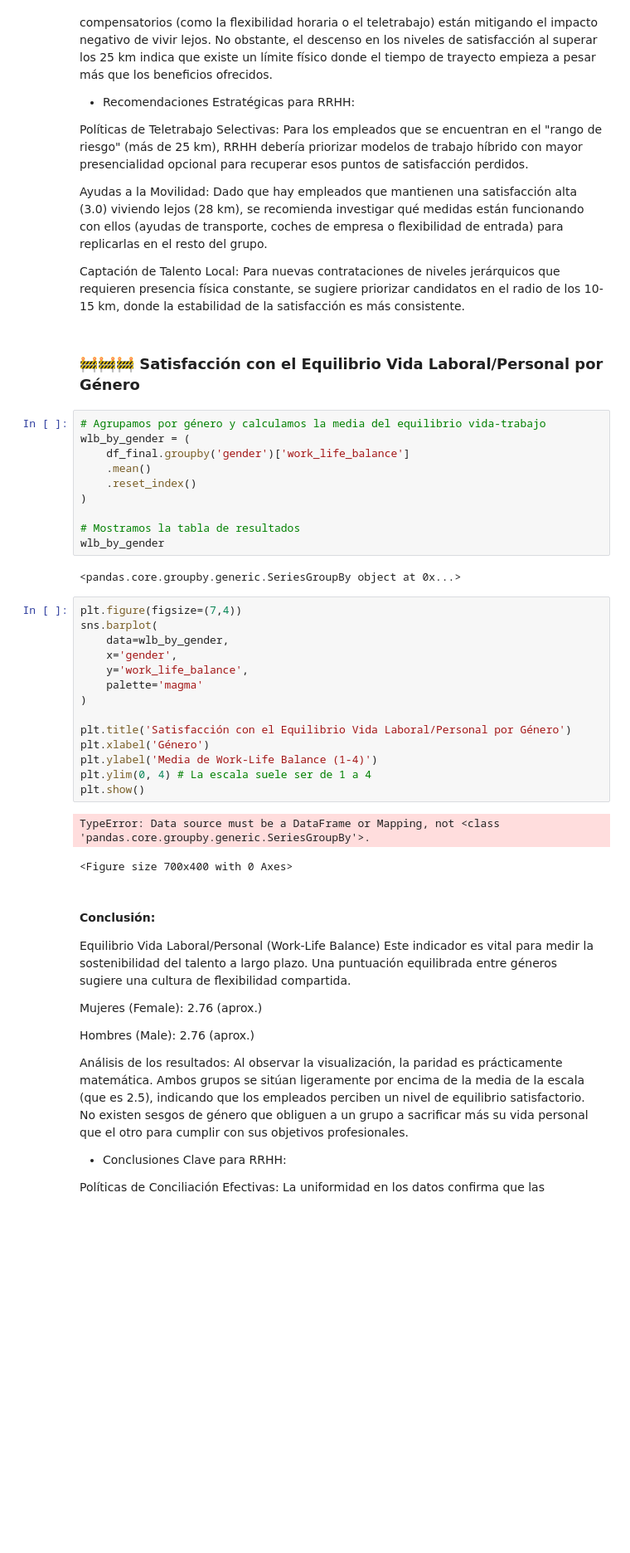
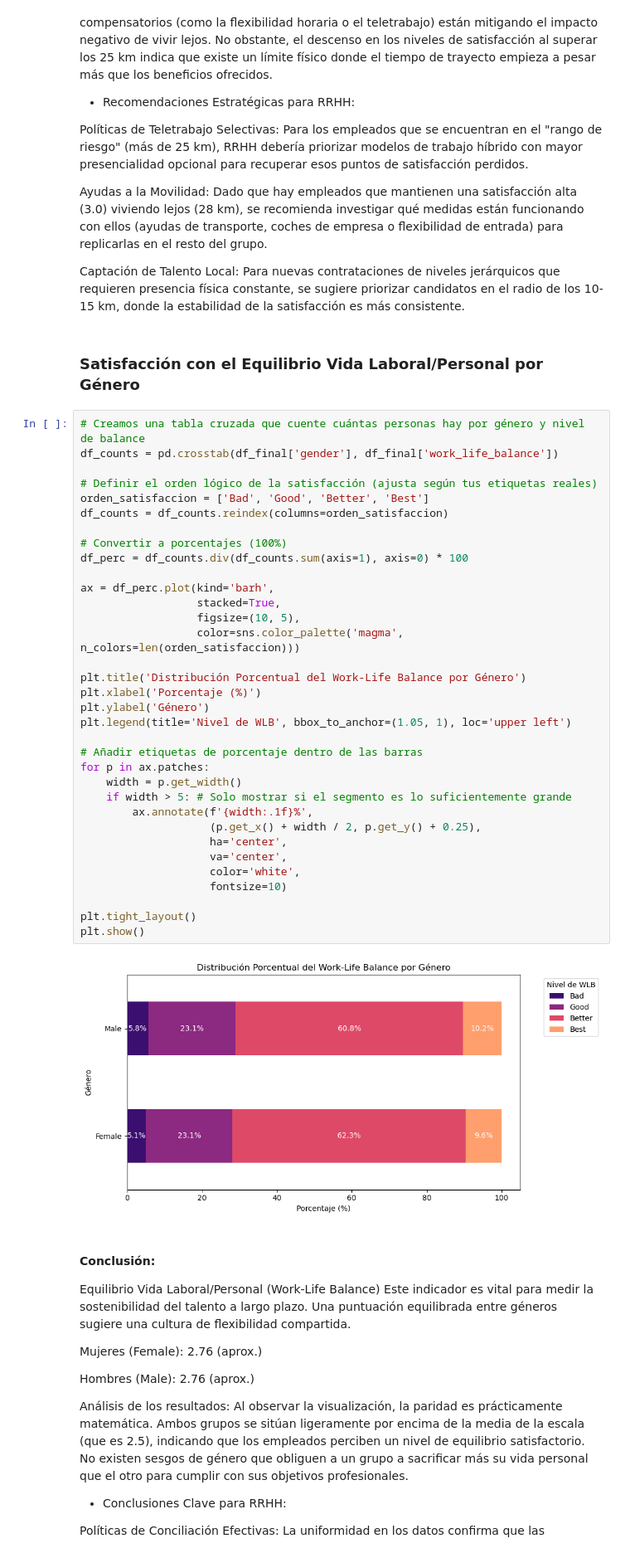
Before and after one commit to PatriciaAnaya/project-da-promo-59-modulo-3-team-3, a Jupyter notebook: optimizacion-de-talento-final.ipynb, the cells around one changed output. Shown at 83% size. Cells and saved outputs as stored; diff of their text form; blank space fills up the shorter version.

```diff
--- a/optimizacion-de-talento-final.ipynb
+++ b/optimizacion-de-talento-final.ipynb
@@ -1833,36 +1811,43 @@ Ayudas a la Movilidad: Dado que hay empleados que mantienen una satisfacción al
 
 Captación de Talento Local: Para nuevas contrataciones de niveles jerárquicos que requieren presencia física constante, se sugiere priorizar candidatos en el radio de los 10-15 km, donde la estabilidad de la satisfacción es más consistente.
 # %% [markdown]
-### 🚧🚧🚧 Satisfacción con el Equilibrio Vida Laboral/Personal por Género
+### Satisfacción con el Equilibrio Vida Laboral/Personal por Género
-# %%
-# Agrupamos por género y calculamos la media del equilibrio vida-trabajo
-wlb_by_gender = (
-    df_final.groupby('gender')['work_life_balance']
-    .mean()
-    .reset_index()
-)
-
-# Mostramos la tabla de resultados
-wlb_by_gender
-# %% [output]
-<pandas.core.groupby.generic.SeriesGroupBy object at 0x...>
 # %%
-plt.figure(figsize=(7,4))
-sns.barplot(
-    data=wlb_by_gender,
-    x='gender',
-    y='work_life_balance',
-    palette='magma'
-)
+# Creamos una tabla cruzada que cuente cuántas personas hay por género y nivel de balance
+df_counts = pd.crosstab(df_final['gender'], df_final['work_life_balance'])
 
-plt.title('Satisfacción con el Equilibrio Vida Laboral/Personal por Género')
-plt.xlabel('Género')
-plt.ylabel('Media de Work-Life Balance (1-4)')
-plt.ylim(0, 4) # La escala suele ser de 1 a 4
+# Definir el orden lógico de la satisfacción (ajusta según tus etiquetas reales)
+orden_satisfaccion = ['Bad', 'Good', 'Better', 'Best']
+df_counts = df_counts.reindex(columns=orden_satisfaccion)
+
+# Convertir a porcentajes (100%)
+df_perc = df_counts.div(df_counts.sum(axis=1), axis=0) * 100
+
+ax = df_perc.plot(kind='barh',
+                  stacked=True,
+                  figsize=(10, 5),
+                  color=sns.color_palette('magma', n_colors=len(orden_satisfaccion)))
+
+plt.title('Distribución Porcentual del Work-Life Balance por Género')
+plt.xlabel('Porcentaje (%)')
+plt.ylabel('Género')
+plt.legend(title='Nivel de WLB', bbox_to_anchor=(1.05, 1), loc='upper left')
+
+# Añadir etiquetas de porcentaje dentro de las barras
+for p in ax.patches:
+    width = p.get_width()
+    if width > 5: # Solo mostrar si el segmento es lo suficientemente grande
+        ax.annotate(f'{width:.1f}%',
+                    (p.get_x() + width / 2, p.get_y() + 0.25),
+                    ha='center',
+                    va='center',
+                    color='white',
+                    fontsize=10)
+
+plt.tight_layout()
 plt.show()
 # %% [output]
-TypeError: Data source must be a DataFrame or Mapping, not <class 'pandas.core.groupby.generic.SeriesGroupBy'>.
-<Figure size 700x400 with 0 Axes>
+[figure, added]
 # %% [markdown]
 #### Conclusión:
 
```
Also changed, not shown: parts of 35 cells of this notebook, 1 other file.
